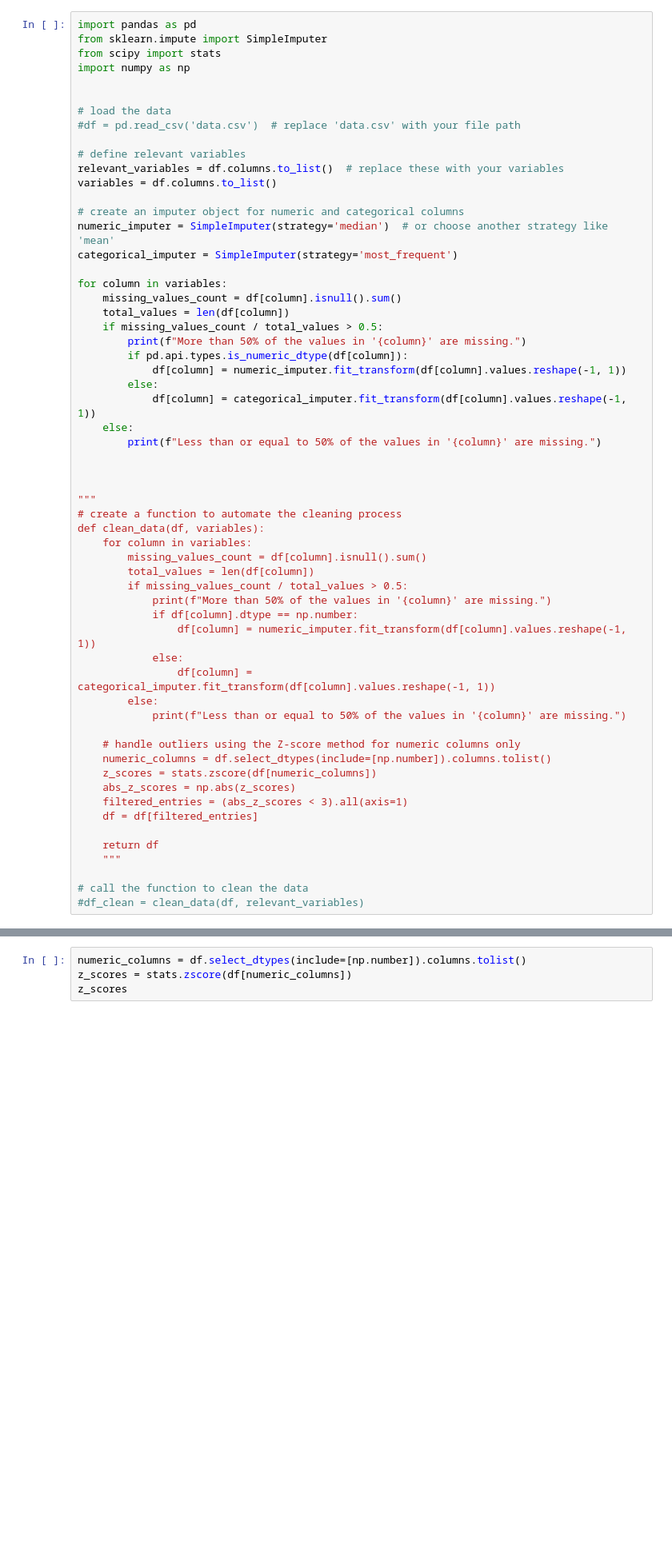
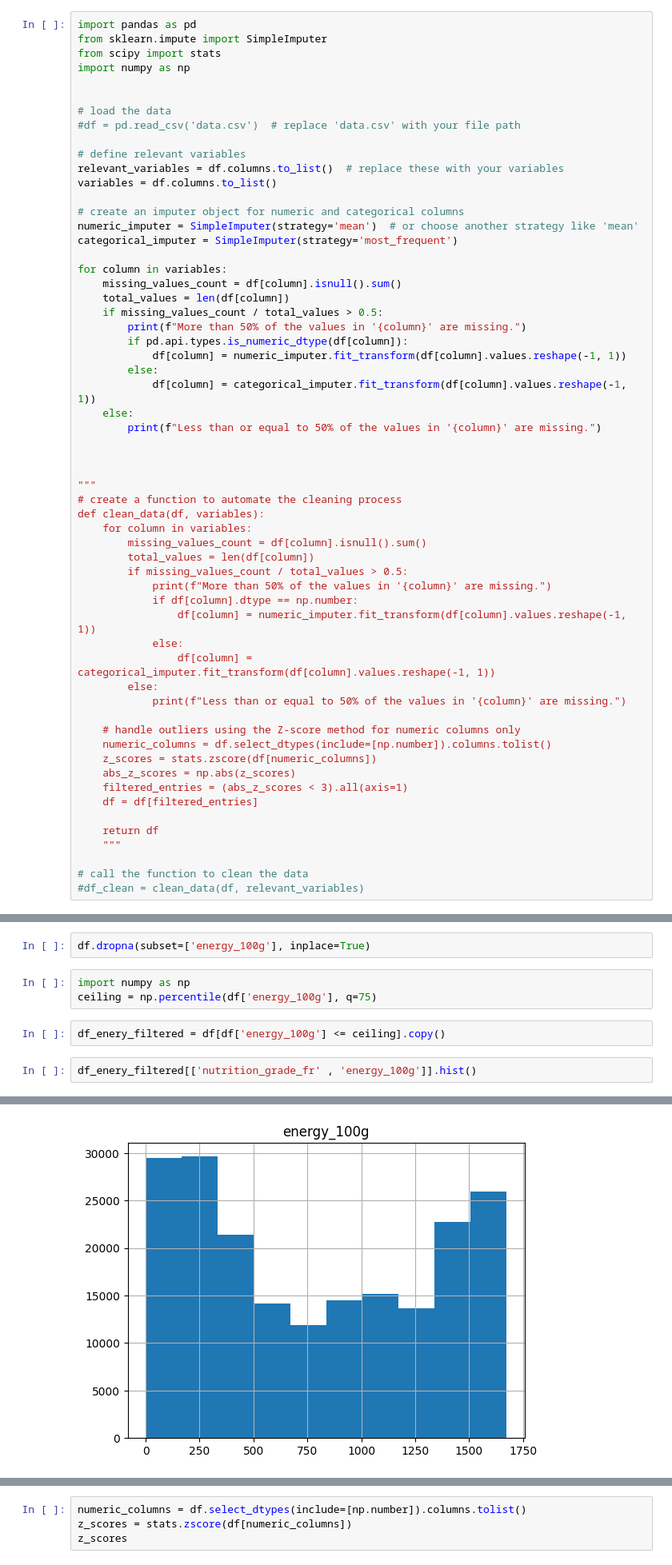
Before and after one commit to amaye15/OpenClassroom--Machine-Learning-Engineer, a Jupyter notebook: P2/P2.ipynb, the cells around one changed output, grey strips where cells are left out. Shown at 80% size. Saved outputs shown, nothing was run; the diff lists cells and outputs as text; blank space fills up the shorter version.

```diff
--- a/P2/P2.ipynb
+++ b/P2/P2.ipynb
@@ -68,7 +84,7 @@ relevant_variables = df.columns.to_list()  # replace these with your variables
 variables = df.columns.to_list()
 
 # create an imputer object for numeric and categorical columns
-numeric_imputer = SimpleImputer(strategy='median')  # or choose another strategy like 'mean'
+numeric_imputer = SimpleImputer(strategy='mean')  # or choose another strategy like 'mean'
 categorical_imputer = SimpleImputer(strategy='most_frequent')
 
 for column in variables:
@@ -133,0 +174,10 @@ Less than or equal to 50% of the values in 'nutrition-score-uk_100g' are missing
+# %%
+df.dropna(subset=['energy_100g'], inplace=True)
+# %%
+import numpy as np
+ceiling = np.percentile(df['energy_100g'], q=75)
+# %%
+df_enery_filtered = df[df['energy_100g'] <= ceiling].copy()
+# %%
+df_enery_filtered[['nutrition_grade_fr' , 'energy_100g']].hist()
+# %% [output]
@@ -133,0 +185 @@ Less than or equal to 50% of the values in 'nutrition-score-uk_100g' are missing
+[figure, added]
```
Also changed, not shown: parts of 13 cells of this notebook.
